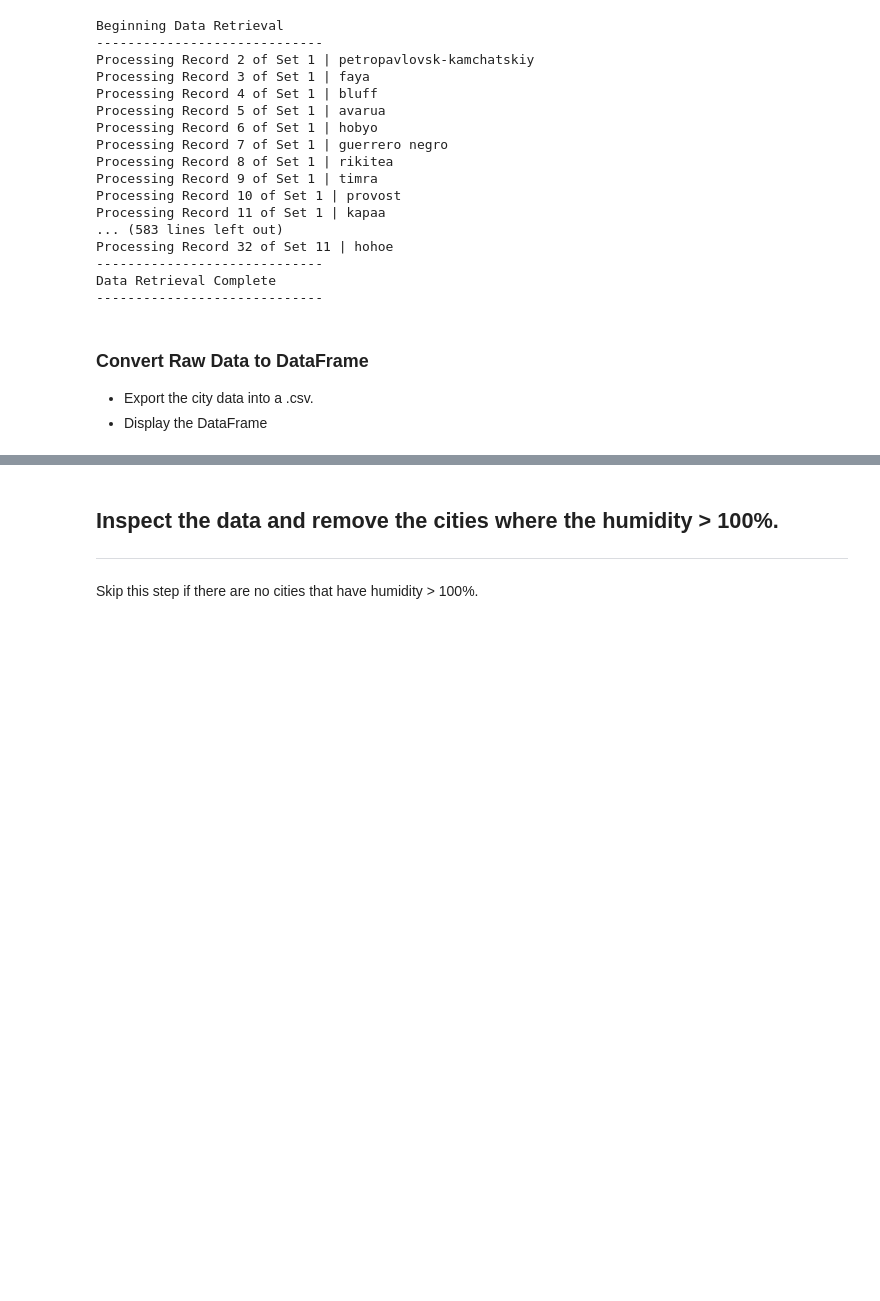
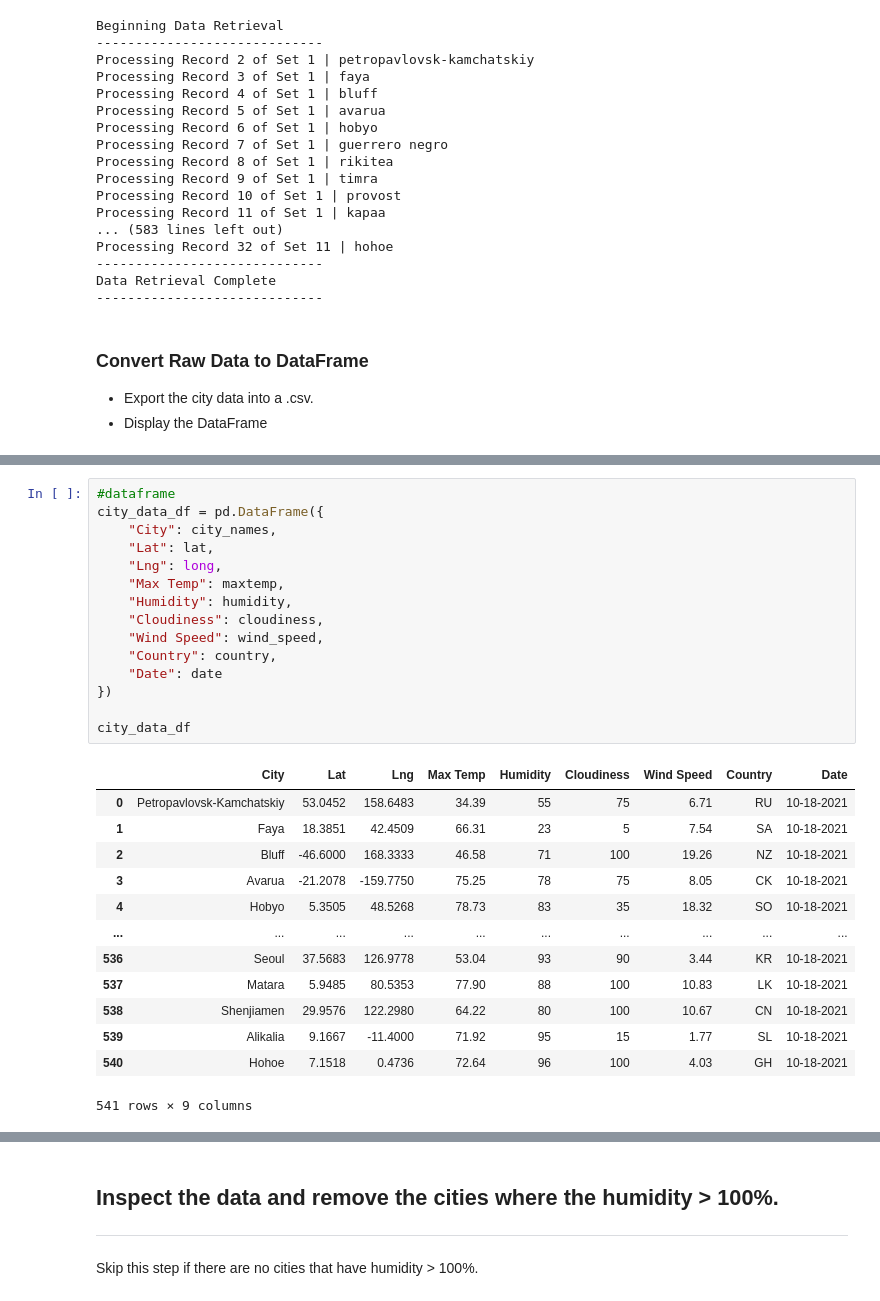
Before and after one commit to melorebecca/python-api-challenge, a Jupyter notebook: WeatherPy/WeatherPy.ipynb, the cells around one changed output, grey strips where cells are left out. Drawn from its saved outputs; the diff is of its cells as text; blank space fills up the shorter version.

Commit message:
Updated Convert Raw Data to DataFrame and exported data into a .csv(output file)

```diff
--- a/WeatherPy/WeatherPy.ipynb
+++ b/WeatherPy/WeatherPy.ipynb
@@ -146,0 +127,29 @@ Data Retrieval Complete
+# %%
+#dataframe
+city_data_df = pd.DataFrame({
+    "City": city_names,
+    "Lat": lat,
+    "Lng": long,
+    "Max Temp": maxtemp,
+    "Humidity": humidity,
+    "Cloudiness": cloudiness,
+    "Wind Speed": wind_speed,
+    "Country": country,
+    "Date": date
+})
+
+city_data_df
+# %% [output]
+|  | City | Lat | Lng | Max Temp | Humidity | Cloudiness | Wind Speed | Country | Date |
+| 0 | Petropavlovsk-Kamchatskiy | 53.0452 | 158.6483 | 34.39 | 55 | 75 | 6.71 | RU | 10-18-2021 |
+| 1 | Faya | 18.3851 | 42.4509 | 66.31 | 23 | 5 | 7.54 | SA | 10-18-2021 |
+| 2 | Bluff | -46.6000 | 168.3333 | 46.58 | 71 | 100 | 19.26 | NZ | 10-18-2021 |
+| 3 | Avarua | -21.2078 | -159.7750 | 75.25 | 78 | 75 | 8.05 | CK | 10-18-2021 |
+| 4 | Hobyo | 5.3505 | 48.5268 | 78.73 | 83 | 35 | 18.32 | SO | 10-18-2021 |
+| ... | ... | ... | ... | ... | ... | ... | ... | ... | ... |
+| 536 | Seoul | 37.5683 | 126.9778 | 53.04 | 93 | 90 | 3.44 | KR | 10-18-2021 |
+| 537 | Matara | 5.9485 | 80.5353 | 77.90 | 88 | 100 | 10.83 | LK | 10-18-2021 |
+| 538 | Shenjiamen | 29.9576 | 122.2980 | 64.22 | 80 | 100 | 10.67 | CN | 10-18-2021 |
+| 539 | Alikalia | 9.1667 | -11.4000 | 71.92 | 95 | 15 | 1.77 | SL | 10-18-2021 |
+| 540 | Hohoe | 7.1518 | 0.4736 | 72.64 | 96 | 100 | 4.03 | GH | 10-18-2021 |
+541 rows × 9 columns
```
Also changed, not shown: parts of 6 cells of this notebook, 1 other file.
